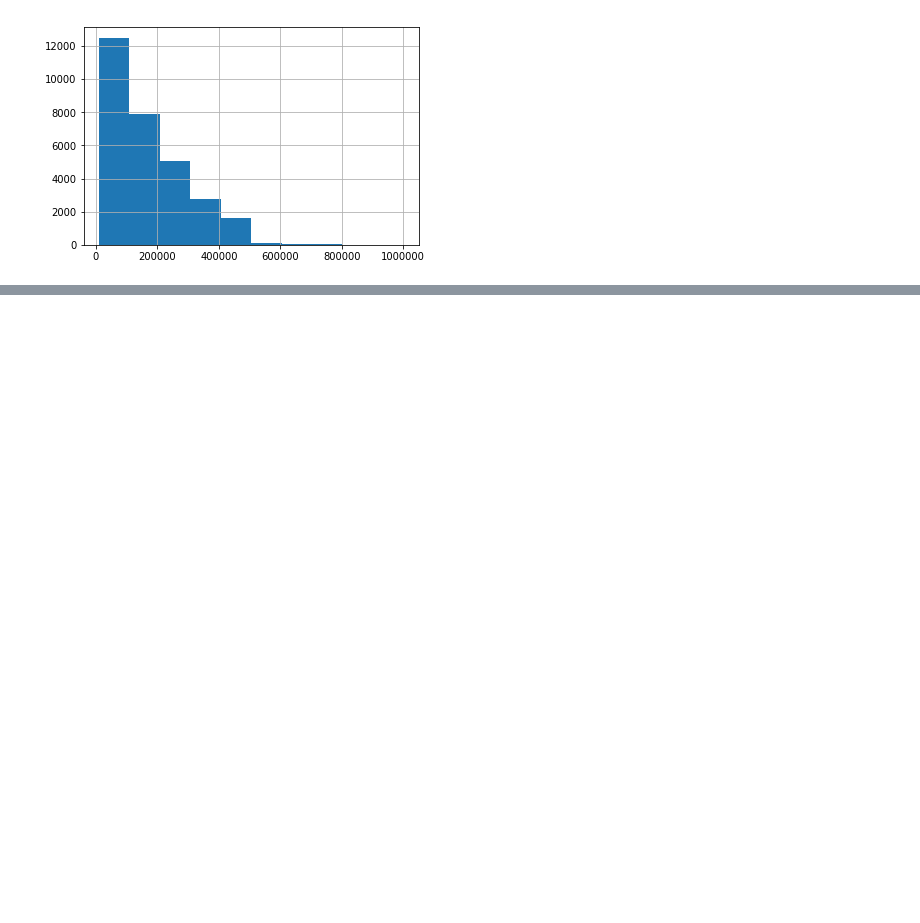
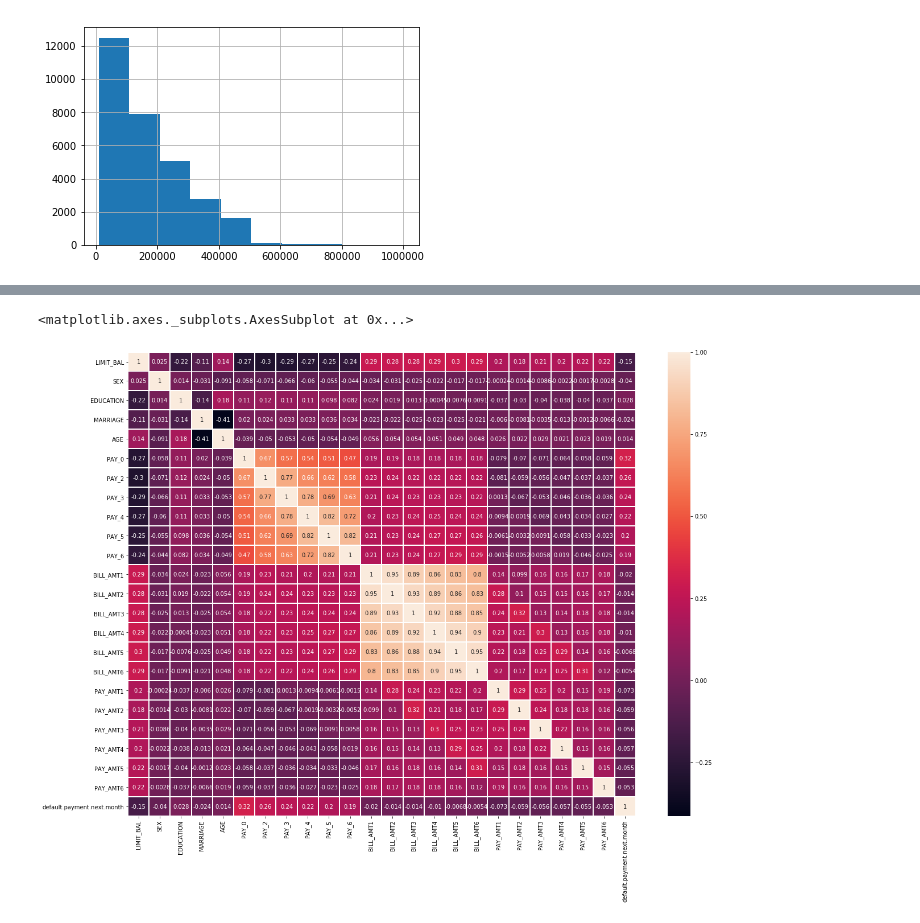
Before and after one commit to VladRim/sfml, a Jupyter notebook: hw1-task.ipynb, the cells around one changed output, grey strips where cells are left out. Drawn from its saved outputs; the diff is of its cells as text; code cells hidden in the pictures; blank space fills up the shorter version.

```diff
--- a/hw1-task.ipynb
+++ b/hw1-task.ipynb
@@ -194,0 +203,6 @@ import seaborn
+# %%
+fig, ax = plt.subplots(figsize = (20,15))
+sns.heatmap(df.corr(),linewidths=1, annot=True, ax=ax);
+# %% [output]
+<matplotlib.axes._subplots.AxesSubplot at 0x...>
+[figure, added]
```
Also changed, not shown: parts of 9 cells of this notebook.
